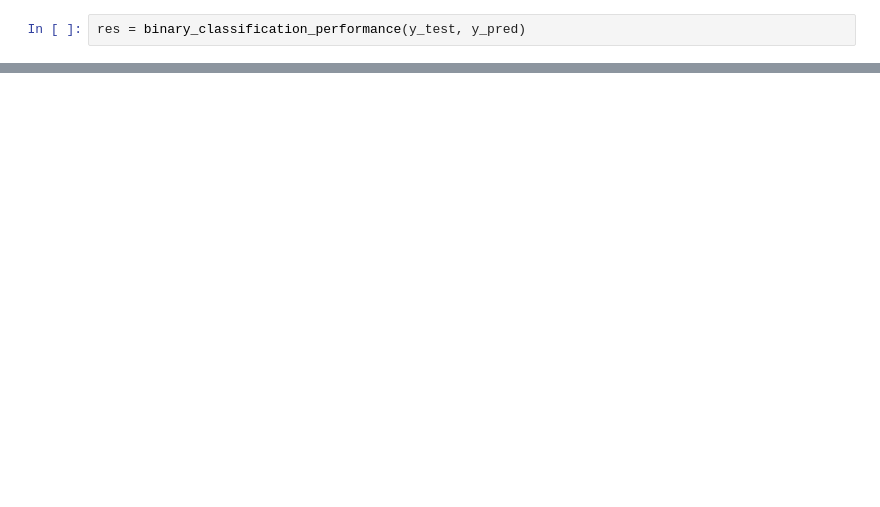
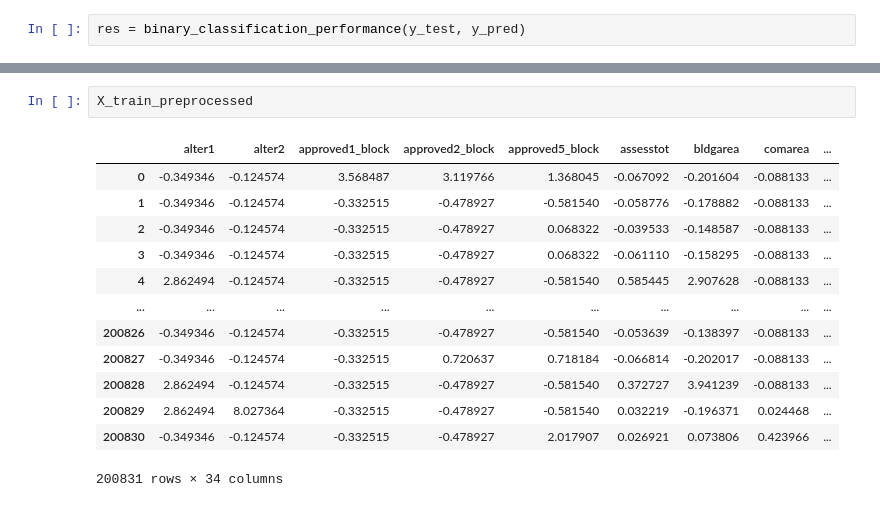
Before and after one commit to CUSP2021ADS/project-green-permits, a Jupyter notebook: svm.ipynb, the cells around one changed output, grey strips where cells are left out. Saved outputs shown, nothing was run; the diff lists cells and outputs as text; blank space fills up the shorter version.

```diff
--- a/svm.ipynb
+++ b/svm.ipynb
@@ -171,0 +194,16 @@ res
+# %%
+X_train_preprocessed
+# %% [output]
+|  | alter1 | alter2 | approved1_block | approved2_block | approved5_block | assesstot | bldgarea | comarea | ... |
+| 0 | -0.349346 | -0.124574 | 3.568487 | 3.119766 | 1.368045 | -0.067092 | -0.201604 | -0.088133 | ... |
+| 1 | -0.349346 | -0.124574 | -0.332515 | -0.478927 | -0.581540 | -0.058776 | -0.178882 | -0.088133 | ... |
+| 2 | -0.349346 | -0.124574 | -0.332515 | -0.478927 | 0.068322 | -0.039533 | -0.148587 | -0.088133 | ... |
+| 3 | -0.349346 | -0.124574 | -0.332515 | -0.478927 | 0.068322 | -0.061110 | -0.158295 | -0.088133 | ... |
+| 4 | 2.862494 | -0.124574 | -0.332515 | -0.478927 | -0.581540 | 0.585445 | 2.907628 | -0.088133 | ... |
+| ... | ... | ... | ... | ... | ... | ... | ... | ... | ... |
+| 200826 | -0.349346 | -0.124574 | -0.332515 | -0.478927 | -0.581540 | -0.053639 | -0.138397 | -0.088133 | ... |
+| 200827 | -0.349346 | -0.124574 | -0.332515 | 0.720637 | 0.718184 | -0.066814 | -0.202017 | -0.088133 | ... |
+| 200828 | 2.862494 | -0.124574 | -0.332515 | -0.478927 | -0.581540 | 0.372727 | 3.941239 | -0.088133 | ... |
+| 200829 | 2.862494 | 8.027364 | -0.332515 | -0.478927 | -0.581540 | 0.032219 | -0.196371 | 0.024468 | ... |
+| 200830 | -0.349346 | -0.124574 | -0.332515 | -0.478927 | 2.017907 | 0.026921 | 0.073806 | 0.423966 | ... |
+200831 rows × 34 columns
```
Also changed, not shown: parts of 29 cells of this notebook.
